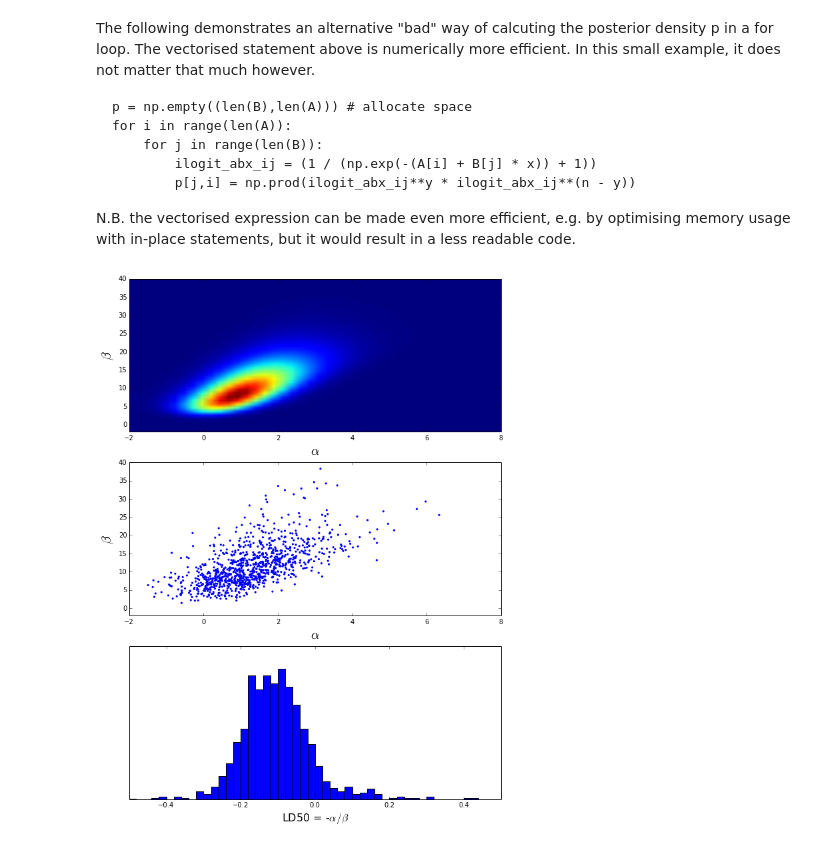
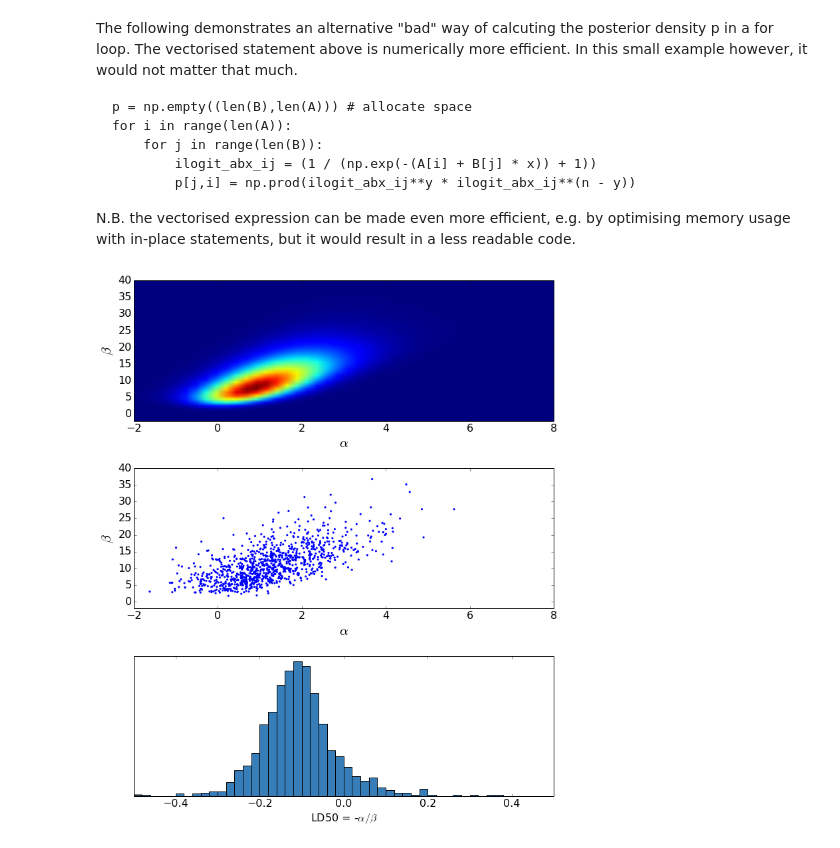
Before and after one commit to avehtari/BDA_py_demos, a Jupyter notebook: demos_ch3/demo3_6.ipynb, the cells around one changed output. Cells and saved outputs as stored; diff of their text form; code cells hidden in the pictures.

```diff
--- a/demos_ch3/demo3_6.ipynb
+++ b/demos_ch3/demo3_6.ipynb
@@ -20,6 +20,13 @@ import numpy as np
 
 %matplotlib inline
 import matplotlib.pyplot as plt
+# %%
+# Edit default plot settings (colours from colorbrewer2.org)
+plt.rc('figure', figsize=(8,6))
+plt.rc('font', size=16)
+plt.rc('lines', color='#377eb8', linewidth=2)
+plt.rc('axes', color_cycle=('#377eb8','#e41a1c','#4daf4a',
+                            '#984ea3','#ff7f00','#ffff33'))
 # %%
 # data
 x = np.array([-0.86, -0.30, -0.05, 0.73])
@@ -35,7 +42,7 @@ B = np.linspace(-10, 40, 50)
 ilogit_abx = 1 / (np.exp(-(A[:,None] + B[:,None,None] * x)) + 1)
 p = np.prod(ilogit_abx**y * (1 - ilogit_abx)**(n - y), axis=2)
 # %% [markdown]
-The following demonstrates an alternative "bad" way of calcuting the posterior density p in a for loop. The vectorised statement above is numerically more efficient. In this small example, it does not matter that much however.
+The following demonstrates an alternative "bad" way of calcuting the posterior density p in a for loop. The vectorised statement above is numerically more efficient. In this small example however, it would not matter that much.
 
     p = np.empty((len(B),len(A))) # allocate space
     for i in range(len(A)):
@@ -63,28 +70,29 @@ samp_ld50 = -samp_A[bpi]/samp_B[bpi]
 # %%
 # ====== Plotting
 
 # plot posterior density
-fig = plt.figure(figsize=(10,14))
+fig = plt.figure(figsize=(10,12))
 plt.subplot(3,1,1)
 plt.imshow(p, origin='lower', aspect='auto', extent=(A[0], A[-1], B[0], B[-1]))
 plt.xlim([-2,8])
 plt.ylim([-2,40])
-plt.xlabel('$\\alpha$', fontsize=20)
-plt.ylabel('$\\beta$', fontsize=20)
+plt.xlabel(r'$\alpha$', fontsize=20)
+plt.ylabel(r'$\beta$', fontsize=20)
 
 # plot samples
 plt.subplot(3,1,2)
 plt.scatter(samp_A, samp_B, 10, linewidth=0)
 plt.xlim([-2,8])
 plt.ylim([-2,40])
-plt.xlabel('$\\alpha$', fontsize=20)
-plt.ylabel('$\\beta$', fontsize=20)
+plt.xlabel(r'$\alpha$', fontsize=20)
+plt.ylabel(r'$\beta$', fontsize=20)
 
 # plot histogram of LD50
 plt.subplot(3,1,3)
 plt.hist(samp_ld50, np.arange(-0.5, 0.51, 0.02))
 plt.xlim([-0.5, 0.5])
-plt.xlabel('LD50 = -$\\alpha/\\beta$', fontsize=16)
-t = plt.yticks(())
+plt.xlabel(r'LD50 = -$\alpha/\beta$', fontsize=16)
+plt.yticks(())
+plt.tight_layout();
 # %% [output]
-[figure, old version]
+[figure, new version]
```
Also changed, not shown: parts of 2 cells of this notebook, 9 other files.
